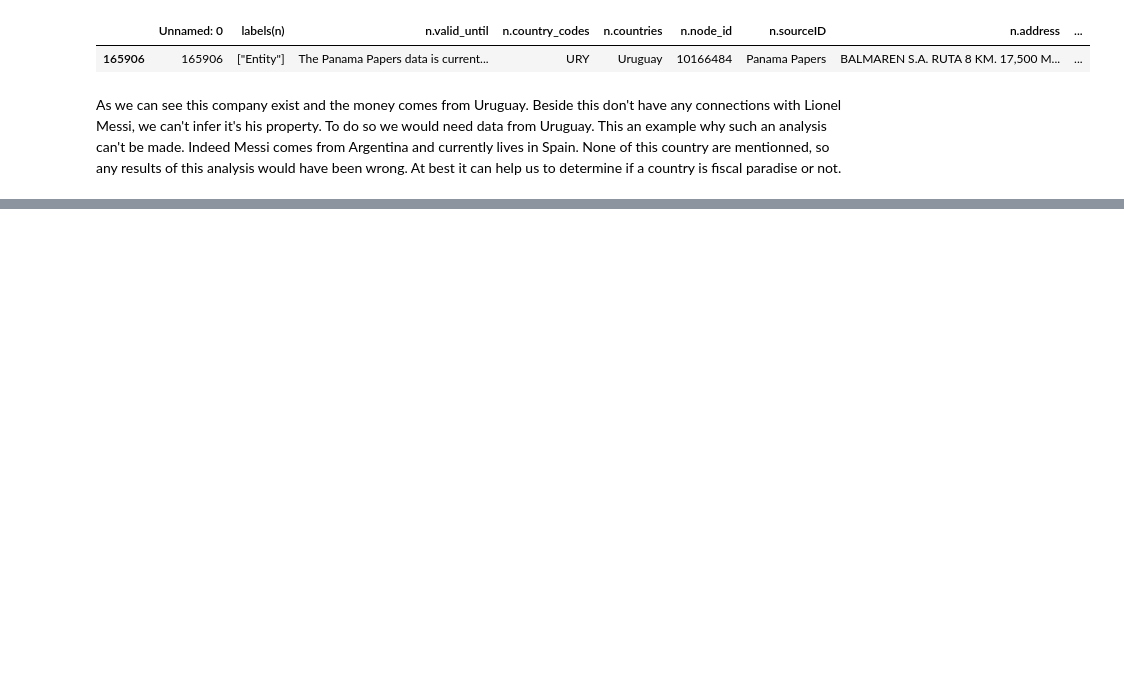
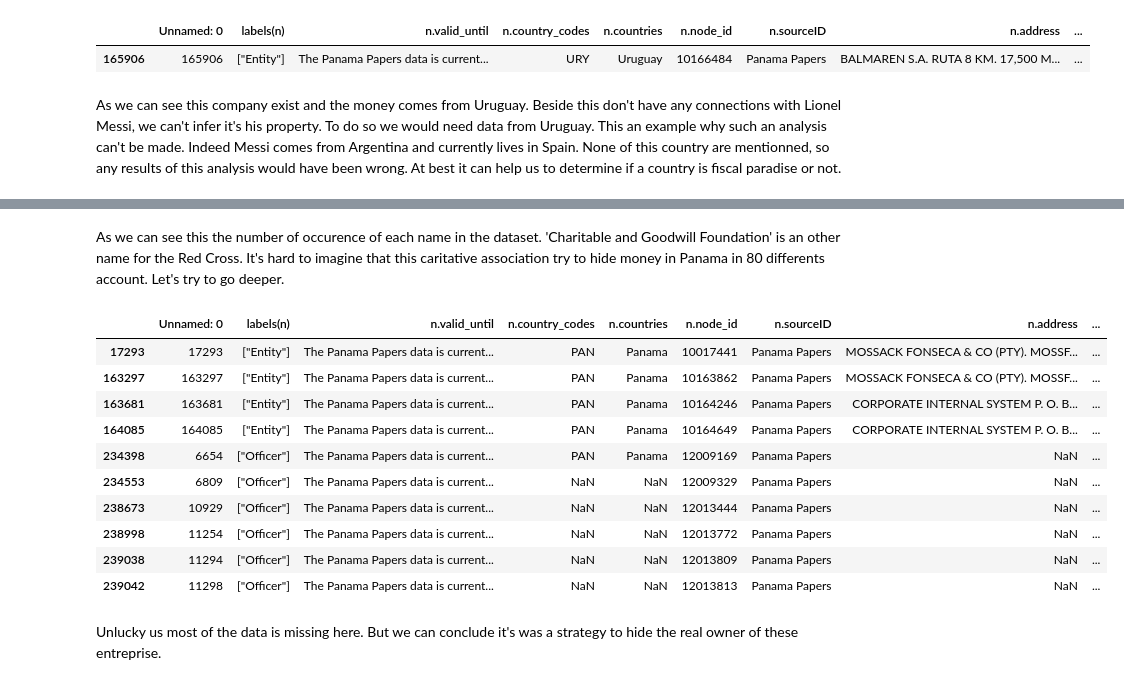
Before and after one commit to Roussaky/ada-EPFL, a Jupyter notebook: project/project_notebook.ipynb, the cells around one changed output, grey strips where cells are left out. Drawn from its saved outputs; the diff is of its cells as text; code cells hidden in the pictures; blank space fills up the shorter version.

```diff
--- a/project/project_notebook.ipynb
+++ b/project/project_notebook.ipynb
@@ -245,0 +276,20 @@ As we can see this company exist and the money comes from Uruguay. Beside this d
+# %% [markdown]
+As we can see this the number of occurence of each name in the dataset. 'Charitable and Goodwill Foundation' is an other name for the Red Cross. It's hard to imagine that this caritative association try to hide money in Panama in 80 differents account. Let's try to go deeper.
+# %%
+#Searching Lionel Messi's company.
+red_cross_data = merged_data[merged_data['n.name'].str.contains('CHARITABLE AND GOODWILL') == True]
+red_cross_data.head(10)
+# %% [output]
+|  | Unnamed: 0 | labels(n) | n.valid_until | n.country_codes | n.countries | n.node_id | n.sourceID | n.address | ... |
+| 17293 | 17293 | ["Entity"] | The Panama Papers data is current... | PAN | Panama | 10017441 | Panama Papers | MOSSACK FONSECA & CO (PTY). MOSSF... | ... |
+| 163297 | 163297 | ["Entity"] | The Panama Papers data is current... | PAN | Panama | 10163862 | Panama Papers | MOSSACK FONSECA & CO (PTY). MOSSF... | ... |
+| 163681 | 163681 | ["Entity"] | The Panama Papers data is current... | PAN | Panama | 10164246 | Panama Papers | CORPORATE INTERNAL SYSTEM P. O. B... | ... |
+| 164085 | 164085 | ["Entity"] | The Panama Papers data is current... | PAN | Panama | 10164649 | Panama Papers | CORPORATE INTERNAL SYSTEM P. O. B... | ... |
+| 234398 | 6654 | ["Officer"] | The Panama Papers data is current... | PAN | Panama | 12009169 | Panama Papers | NaN | ... |
+| 234553 | 6809 | ["Officer"] | The Panama Papers data is current... | NaN | NaN | 12009329 | Panama Papers | NaN | ... |
+| 238673 | 10929 | ["Officer"] | The Panama Papers data is current... | NaN | NaN | 12013444 | Panama Papers | NaN | ... |
+| 238998 | 11254 | ["Officer"] | The Panama Papers data is current... | NaN | NaN | 12013772 | Panama Papers | NaN | ... |
+| 239038 | 11294 | ["Officer"] | The Panama Papers data is current... | NaN | NaN | 12013809 | Panama Papers | NaN | ... |
+| 239042 | 11298 | ["Officer"] | The Panama Papers data is current... | NaN | NaN | 12013813 | Panama Papers | NaN | ... |
+# %% [markdown]
+Unlucky us most of the data is missing here. But we can conclude it's was a strategy to hide the real owner of these entreprise.
```
Also changed, not shown: parts of 18 cells of this notebook, 3 other files.
